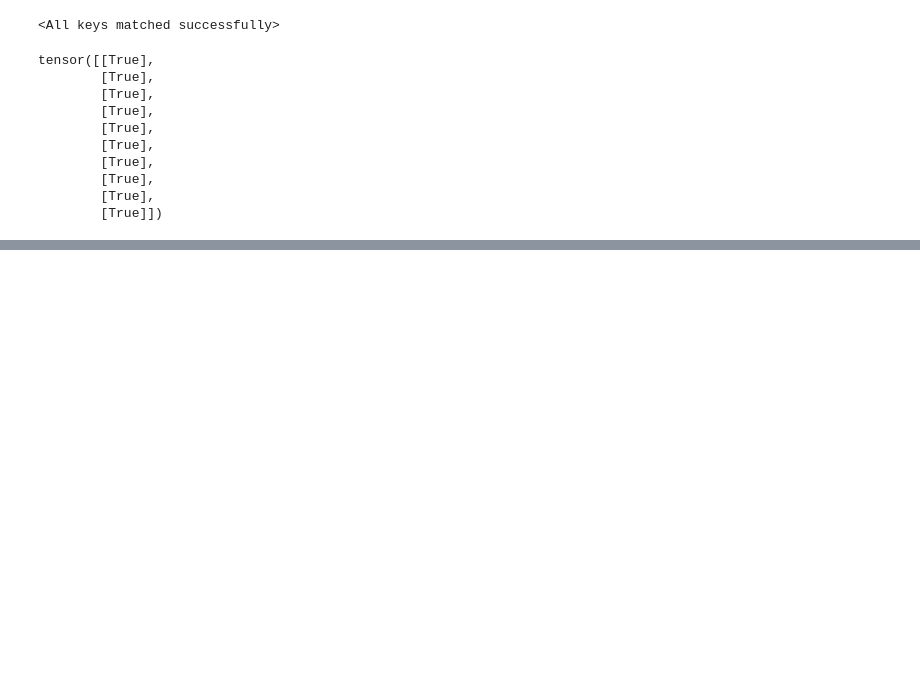
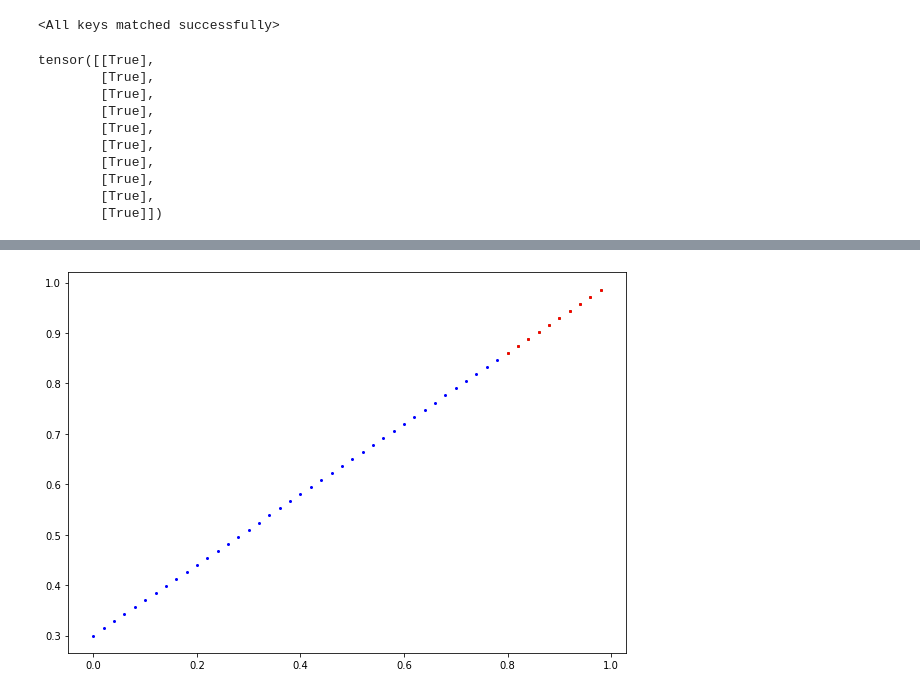
Before and after one commit to pusapatiakhilraju/Pytorch-Neural-Net-Classification, a Jupyter notebook: Pytorch Workflow.ipynb, the cells around one changed output, grey strips where cells are left out. Cells and saved outputs as stored; diff of their text form; code cells hidden in the pictures; blank space fills up the shorter version.

```diff
--- a/Pytorch Workflow.ipynb
+++ b/Pytorch Workflow.ipynb
@@ -269,0 +376,7 @@ tensor([[True],
+# %%
+with torch.inference_mode():
+    predictions_2 = model_1.forward(X_test)
+
+plot_predictions(predictions=predictions_2)
+# %% [output]
+[figure, added]
```
Also changed, not shown: parts of 9 cells of this notebook.
